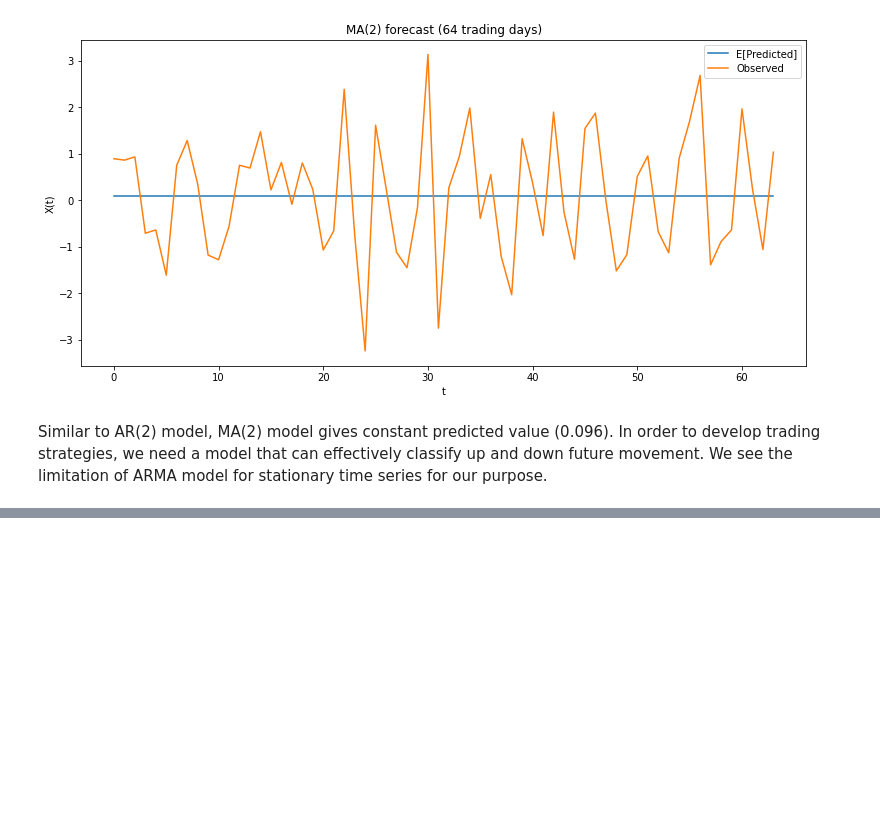
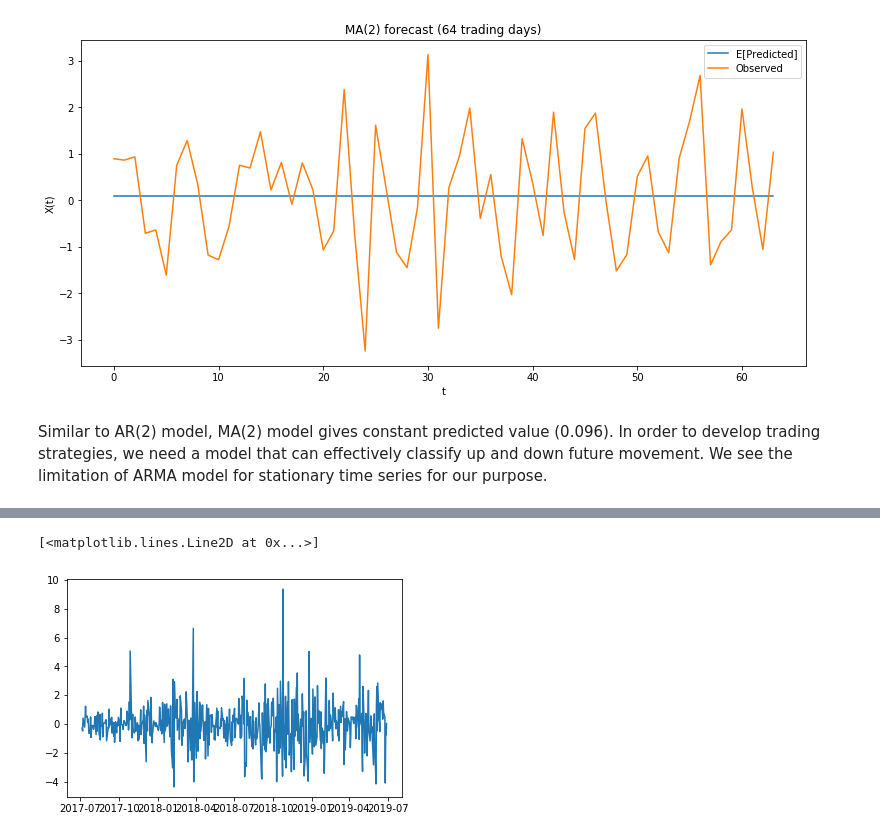
Before and after one commit to stevenkxu/TimeSeriesProject, a Jupyter notebook: 6351_Final_Project.ipynb, the cells around one changed output, grey strips where cells are left out. Saved outputs shown, nothing was run; the diff lists cells and outputs as text; code cells hidden in the pictures; blank space fills up the shorter version.

```diff
--- a/6351_Final_Project.ipynb
+++ b/6351_Final_Project.ipynb
@@ -646,0 +701,5 @@ Similar to AR(2) model, MA(2) model gives constant predicted value (0.096). In o
+# %%
+archm = arch_model(pf, p=1, o= 0,q=0)
+resarch = archm.fit();
+
+print(resarch.summary())
@@ -646,0 +724,5 @@ Similar to AR(2) model, MA(2) model gives constant predicted value (0.096). In o
+# %%
+plt.plot(resarch.resid)
+# %% [output]
+[<matplotlib.lines.Line2D at 0x...>]
+[figure, added]
```
Also changed, not shown: parts of 18 cells of this notebook.
